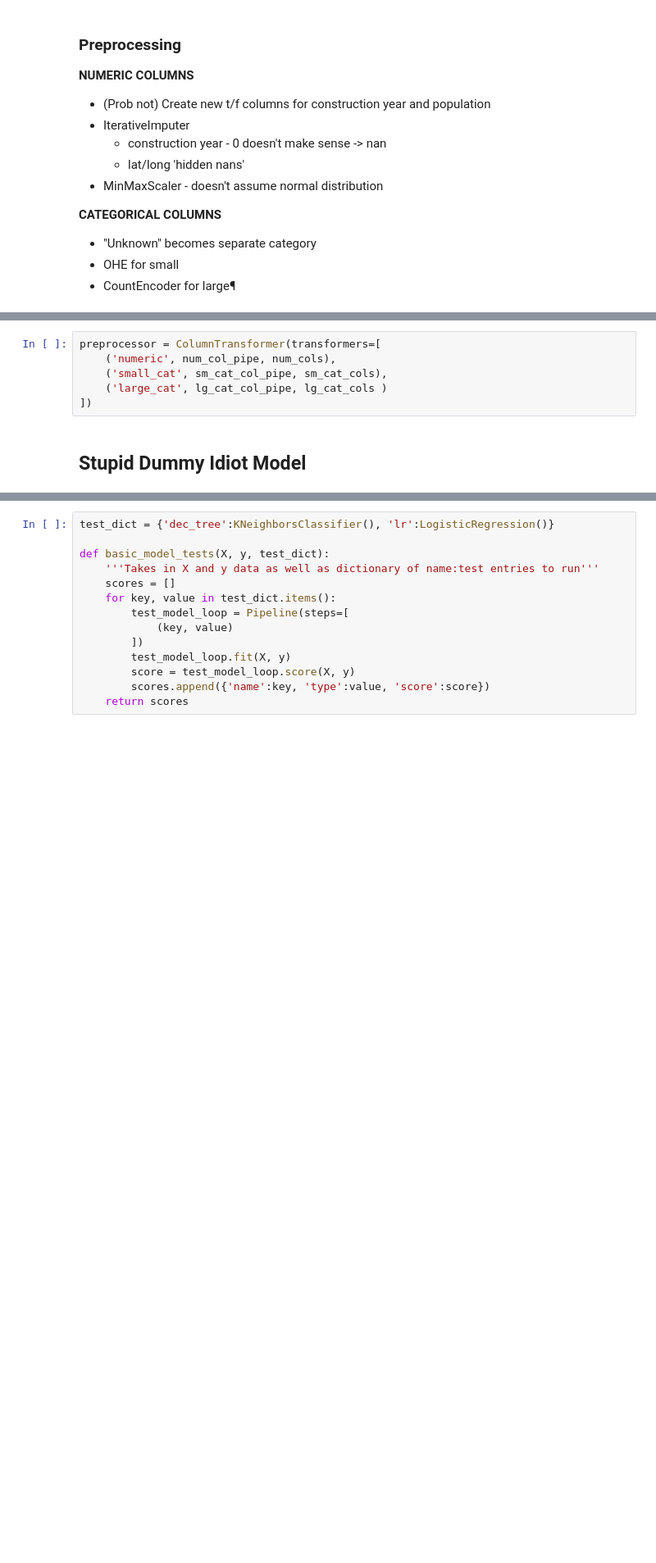
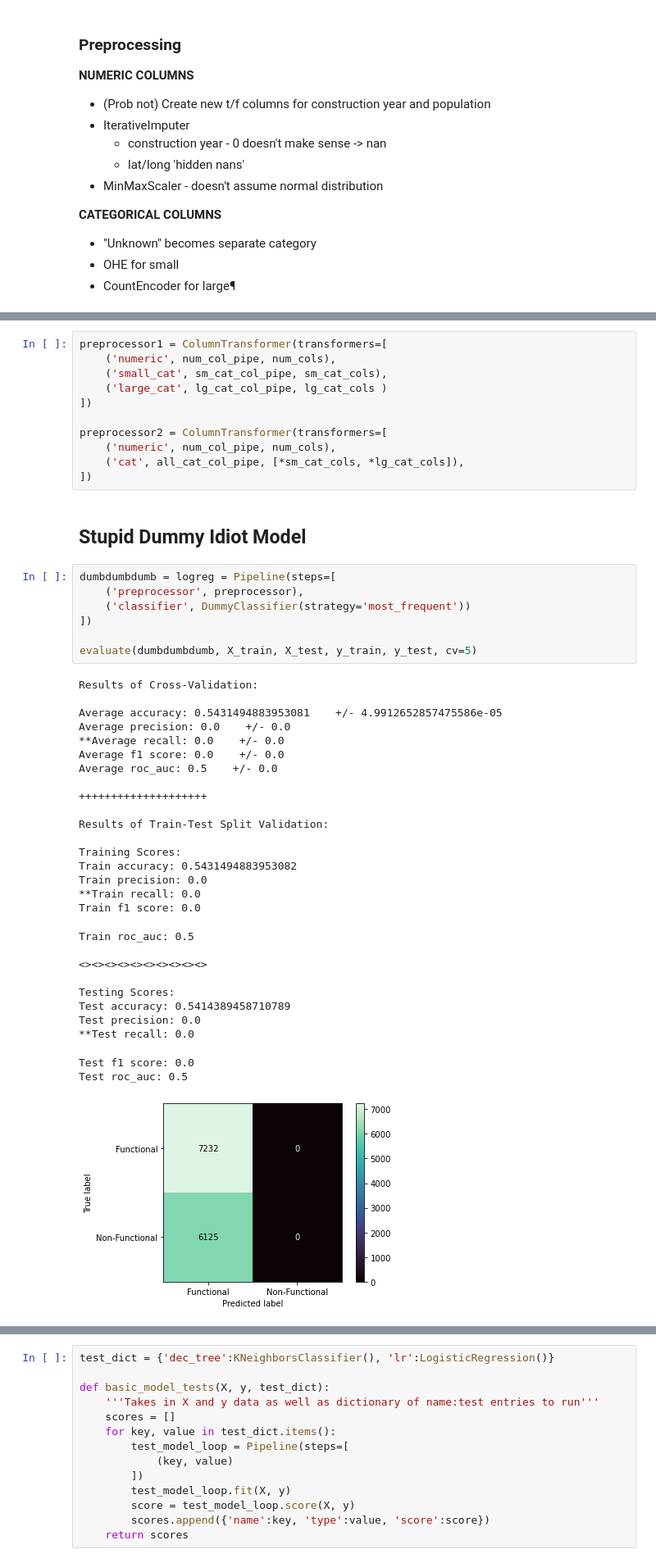
Before and after one commit to NicholasIndorf/TanzanianWaterWells, a Jupyter notebook: notebooks/Nick/Modeling.ipynb, the cells around one changed output, grey strips where cells are left out. Shown: that part at 82% size. Saved outputs shown, nothing was run; the diff lists cells and outputs as text; blank space fills up the shorter version.

```diff
--- a/notebooks/Nick/Modeling.ipynb
+++ b/notebooks/Nick/Modeling.ipynb
@@ -125,9 +137,50 @@ lg_cat_col_pipe = Pipeline(steps = [
 # %%
-preprocessor = ColumnTransformer(transformers=[
+preprocessor1 = ColumnTransformer(transformers=[
     ('numeric', num_col_pipe, num_cols),
     ('small_cat', sm_cat_col_pipe, sm_cat_cols),
     ('large_cat', lg_cat_col_pipe, lg_cat_cols )
 ])
+
+preprocessor2 = ColumnTransformer(transformers=[
+    ('numeric', num_col_pipe, num_cols),
+    ('cat', all_cat_col_pipe, [*sm_cat_cols, *lg_cat_cols]),
+])
 # %% [markdown]
 ## Stupid Dummy Idiot Model
+# %%
+dumbdumbdumb = logreg = Pipeline(steps=[
+    ('preprocessor', preprocessor),
+    ('classifier', DummyClassifier(strategy='most_frequent'))
+])
+
+evaluate(dumbdumbdumb, X_train, X_test, y_train, y_test, cv=5)
+# %% [output]
+Results of Cross-Validation:
+
+Average accuracy: 0.5431494883953081    +/- 4.9912652857475586e-05
+Average precision: 0.0    +/- 0.0
+**Average recall: 0.0    +/- 0.0
+Average f1 score: 0.0    +/- 0.0
+Average roc_auc: 0.5    +/- 0.0
+
+++++++++++++++++++++
+
+Results of Train-Test Split Validation:
+
+Training Scores:
+Train accuracy: 0.5431494883953082
+Train precision: 0.0
+**Train recall: 0.0
+Train f1 score: 0.0
+Train roc_auc: 0.5
+
+<><><><><><><><><><>
+
+Testing Scores:
+Test accuracy: 0.5414389458710789
+Test precision: 0.0
+**Test recall: 0.0
+Test f1 score: 0.0
+Test roc_auc: 0.5
+[figure, added]
 # %%
```
Also changed, not shown: parts of 8 cells of this notebook.
